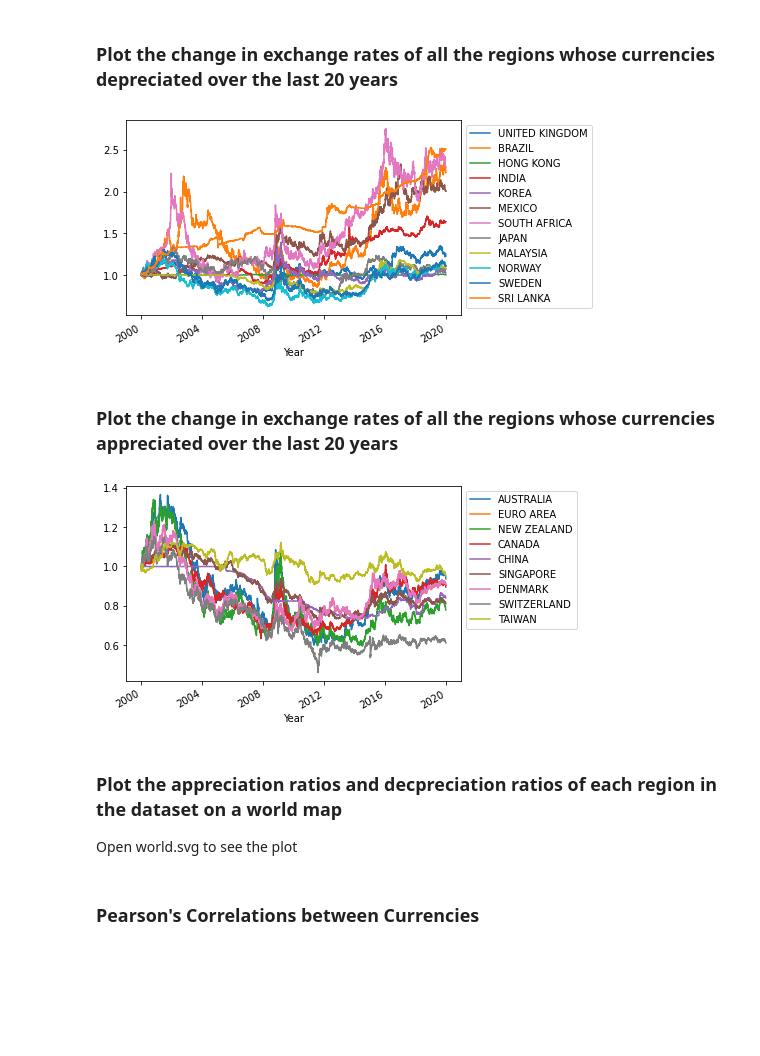
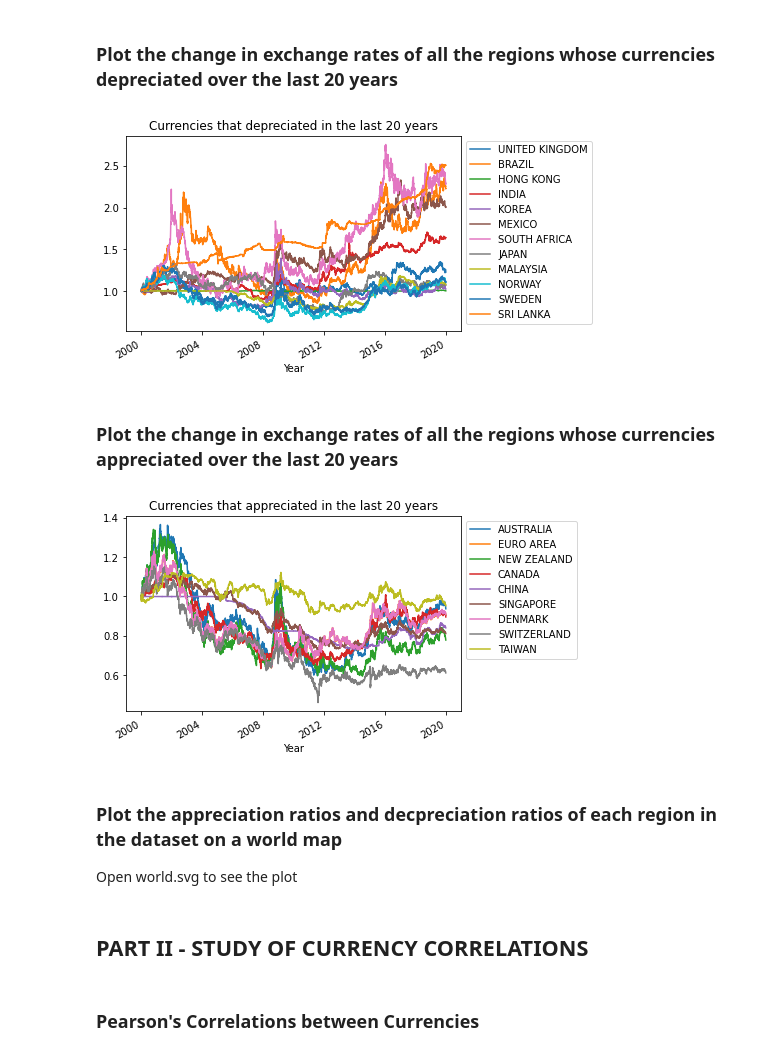
Before and after one commit to monisha-jeg/visualization_forex, a Jupyter notebook: data_viz.ipynb, the cells around one changed output. Cells and saved outputs as stored; diff of their text form; code cells hidden in the pictures; blank space fills up the shorter version.

```diff
--- a/data_viz.ipynb
+++ b/data_viz.ipynb
@@ -250,10 +262,11 @@ for x in app_then_dep:
 # %%
 scaled_df[increase_cols].plot()
 plt.xlabel("Year")
 #plt.ylabel("Value")
 _ = plt.legend(bbox_to_anchor=(1, 1))
+_ = plt.title("Currencies that depreciated in the last 20 years")
 # %% [output]
-[figure, old version]
+[figure, new version]
 # %% [markdown]
 ### Plot the change in exchange rates of all the regions whose currencies appreciated over the last 20 years
 # %%
@@ -261,8 +274,9 @@ scaled_df[decrease_cols].plot()
 plt.xlabel("Year")
 #plt.ylabel("Value")
 _ = plt.legend(bbox_to_anchor=(1, 1))
+_ = plt.title("Currencies that appreciated in the last 20 years")
 # %% [output]
-[figure, old version]
+[figure, new version]
 # %% [markdown]
 ### Plot the appreciation ratios and decpreciation ratios of each region in the dataset on a world map
 Open world.svg to see the plot
@@ -312,6 +326,8 @@ for code, change in dic.items():
 worldmap_chart.add("Depreciation", pos_dic)
 worldmap_chart.add("Appreciation", neg_dic)
 worldmap_chart.render_to_file("world.svg")
+# %% [markdown]
+## PART II - STUDY OF CURRENCY CORRELATIONS
 # %% [markdown]
 ### Pearson's Correlations between Currencies
 # %%
```
Also changed, not shown: parts of 19 cells of this notebook, 1 other file.
